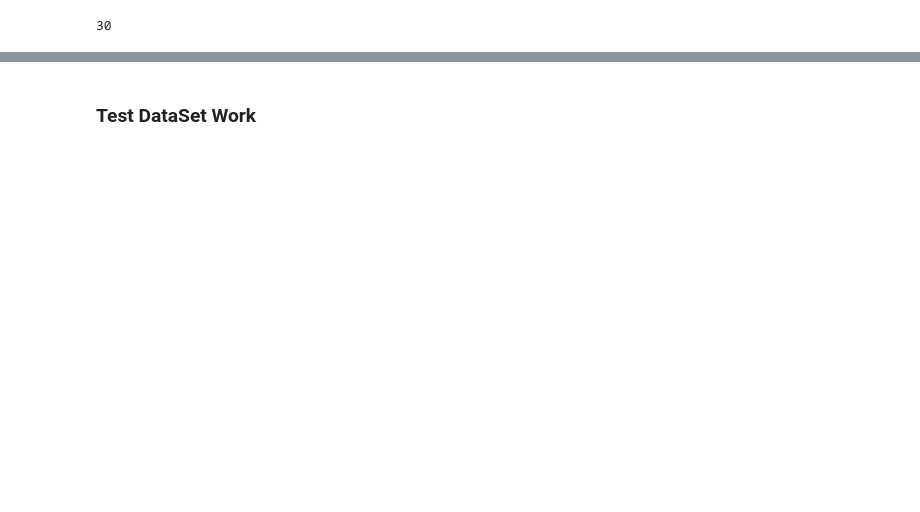
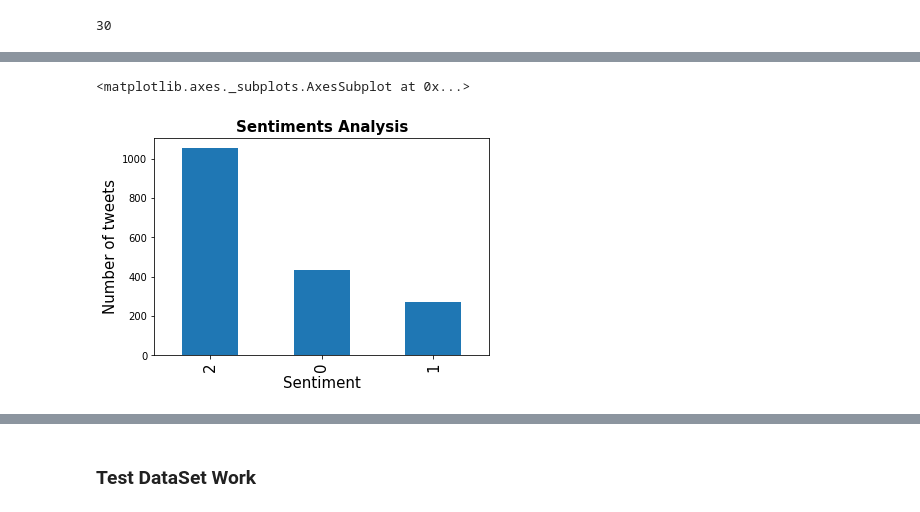
Before and after one commit to ashsin19/TwitterSentiment_DeepLearning, a Jupyter notebook: DataPrepAndAnalysis.ipynb, the cells around one changed output, grey strips where cells are left out. Drawn from its saved outputs; the diff is of its cells as text; code cells hidden in the pictures; blank space fills up the shorter version.

```diff
--- a/DataPrepAndAnalysis.ipynb
+++ b/DataPrepAndAnalysis.ipynb
@@ -577,0 +680,12 @@ for i in range(n_classes):
+# %%
+tweets_by_lang = y_test.value_counts()
+fig, ax = plt.subplots()
+ax.tick_params(axis='x', labelsize=15)
+ax.tick_params(axis='y', labelsize=10)
+ax.set_xlabel('Sentiment', fontsize=15)
+ax.set_ylabel('Number of tweets' , fontsize=15)
+ax.set_title('Sentiments Analysis', fontsize=15, fontweight='bold')
+tweets_by_lang[:5].plot(ax=ax, kind='bar')
+# %% [output]
+<matplotlib.axes._subplots.AxesSubplot at 0x...>
+[figure, added]
```
Also changed, not shown: parts of 60 cells of this notebook, 5 other files.
